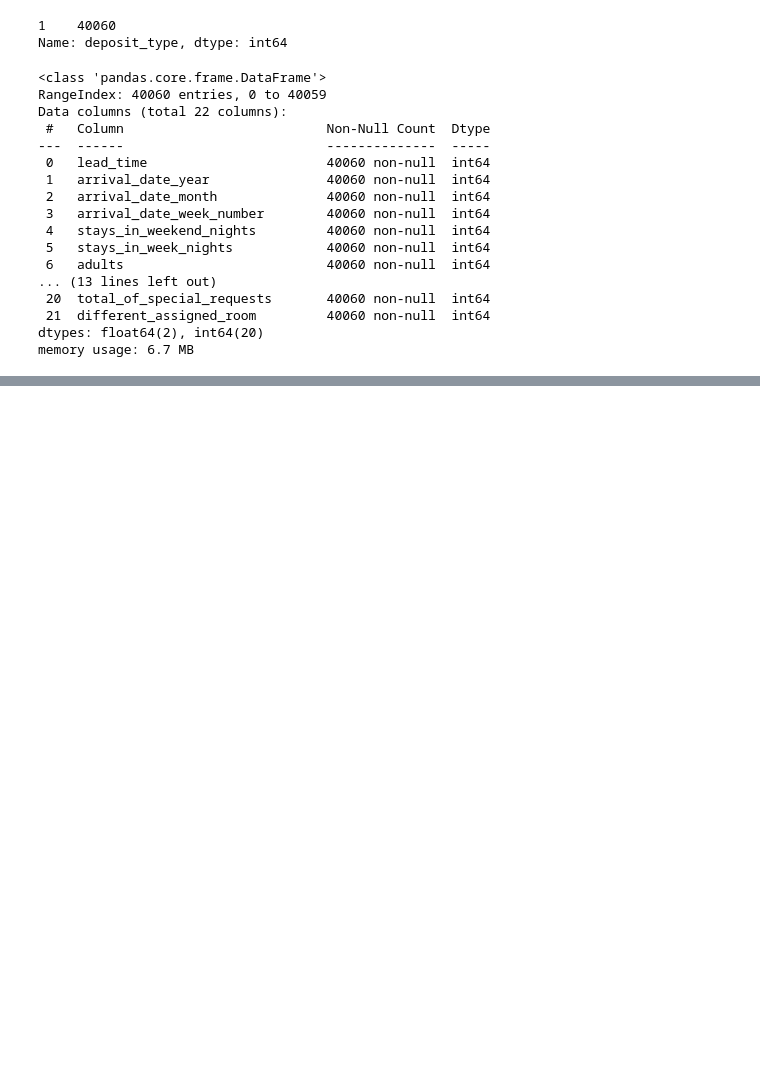
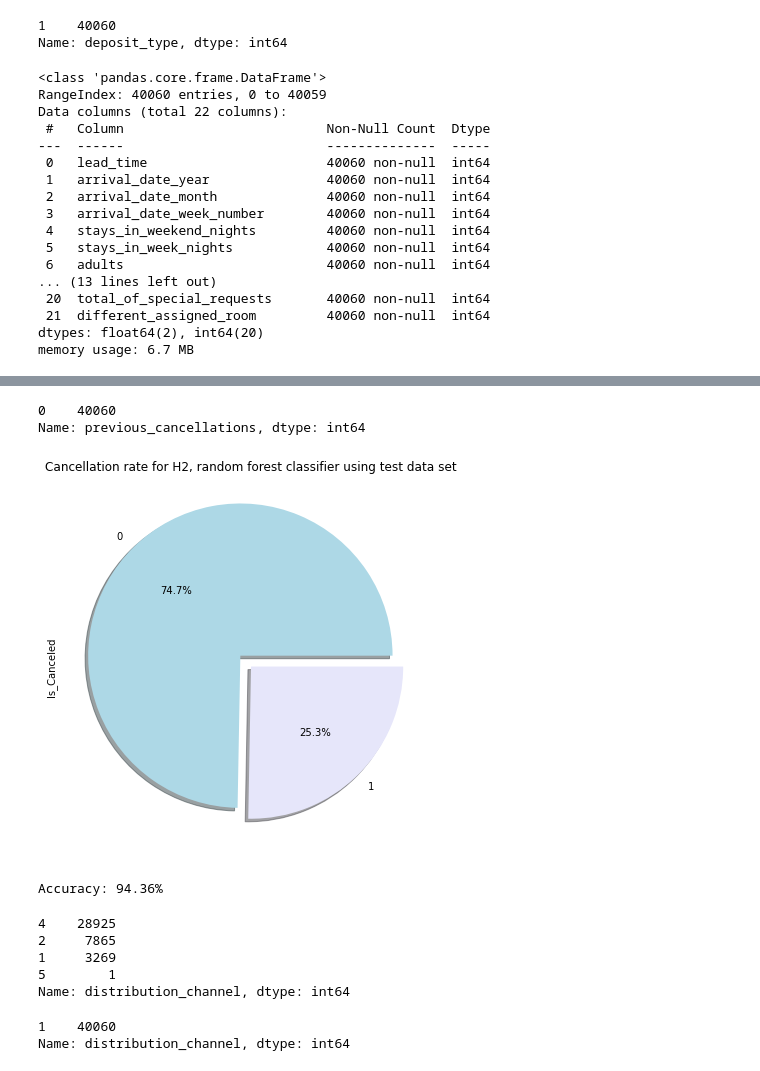
Before and after one commit to brinda-msy/HotelDemandRandomForestClassifierWhatIf, a Jupyter notebook: MIS581TestDrive RandomForestClassifier for h1.ipynb, the cells around one changed output, grey strips where cells are left out. Saved outputs shown, nothing was run; the diff lists cells and outputs as text; code cells hidden in the pictures; blank space fills up the shorter version.

```diff
--- a/MIS581TestDrive RandomForestClassifier for h1.ipynb
+++ b/MIS581TestDrive RandomForestClassifier for h1.ipynb
@@ -353,0 +407,3 @@ Accuracy: 93.84%
+# %%
+whatif_can = X.copy()
+whatif_can['previous_cancellations'].value_counts()
@@ -353,0 +423,44 @@ Accuracy: 93.84%
+# %%
+whatif_can.loc[whatif_can.previous_cancellations!=0,"previous_cancellations"] = 0
+whatif_can['previous_cancellations'].value_counts()
+# %% [output]
+0    40060
+Name: previous_cancellations, dtype: int64
+# %%
+prevcan_pred = rf.predict(whatif_can)
+df = pd.DataFrame(data=prevcan_pred, columns=["Is_Canceled"])
+df['Is_Canceled'].value_counts()
+piedata = df['Is_Canceled'].value_counts()  # cancellation rate for pred based on test data set
+my_colors = ['lightblue','lavender'] # custom colors
+my_explode = (0.1,0) # custom effects
+plt.figure(figsize=(7,7)) #custom size for the pie chart
+piedata.plot.pie(autopct="%.1f%%",colors=my_colors,explode=my_explode,shadow=True) #pie chart creation
+plt.title("Cancellation rate for H2, random forest classifier using test data set")
+plt.show() # displaying only chart without the extra information
+# %% [output]
+[figure, added]
+# %%
+accuracy = metrics.accuracy_score(Y, prevcan_pred)
+print("Accuracy: %.2f%%" % (accuracy * 100.0))
+# %% [output]
+Accuracy: 94.36%
+# %%
+whatif_channel_corp = X.copy()
+whatif_channel_corp['distribution_channel'].value_counts()
+# %% [output]
+4    28925
+2     7865
+1     3269
+5        1
+Name: distribution_channel, dtype: int64
+# %%
+whatif_channel_corp.loc[whatif_channel_corp.distribution_channel==1,"distribution_channel"] = 1
+whatif_channel_corp.loc[whatif_channel_corp.distribution_channel==2,"distribution_channel"] = 1
+#whatif_channel_corp.loc[whatif_channel_corp.distribution_channel==3,"distribution_channel"] = 1
+whatif_channel_corp.loc[whatif_channel_corp.distribution_channel==4,"distribution_channel"] = 1
+whatif_channel_corp.loc[whatif_channel_corp.distribution_channel==5,"distribution_channel"] = 1
+
+whatif_channel_corp['distribution_channel'].value_counts()
+# %% [output]
+1    40060
+Name: distribution_channel, dtype: int64
```
Also changed, not shown: parts of 37 cells of this notebook.
